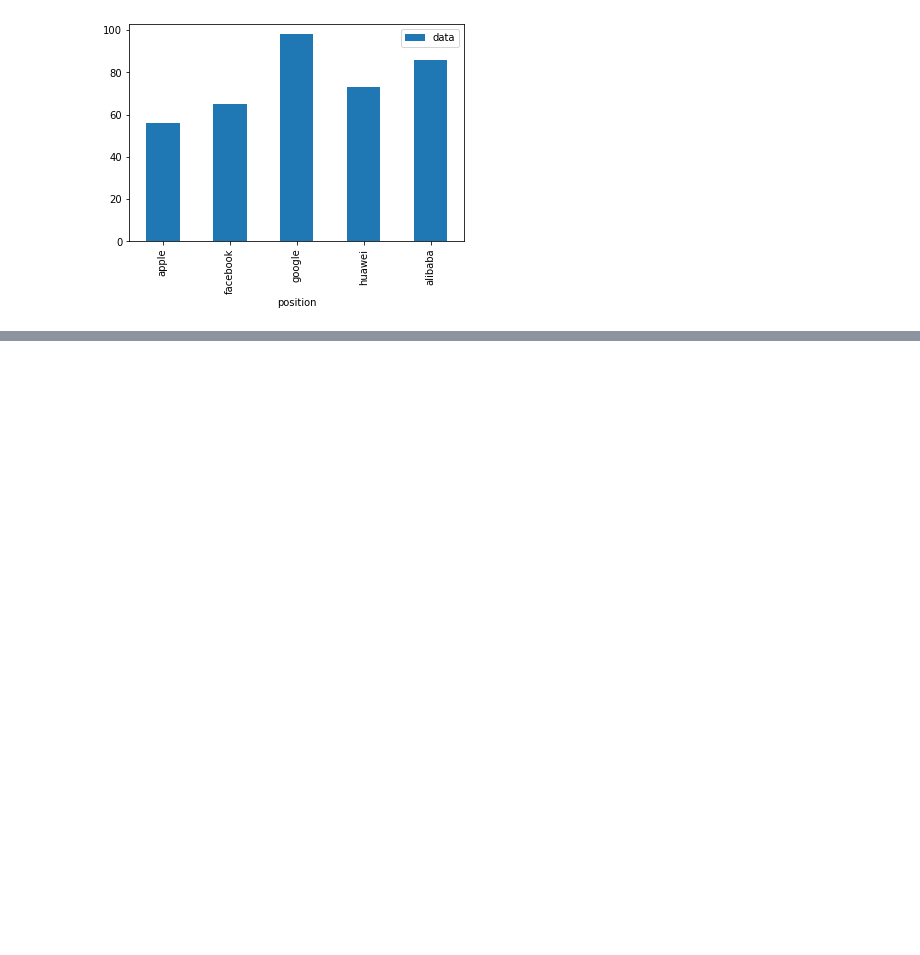
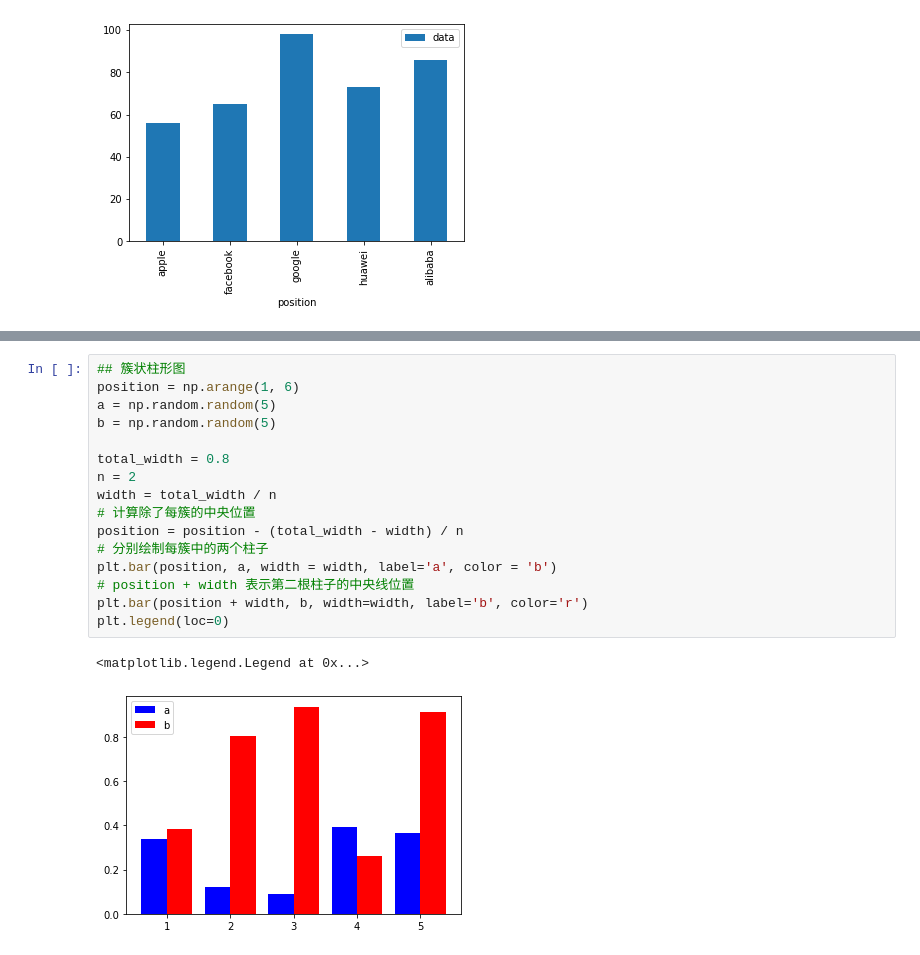
Before and after one commit to hivandu/practise, a Jupyter notebook: analyse/Case-by-case_Python_visualization/ex03.ipynb, the cells around one changed output, grey strips where cells are left out. Saved outputs shown, nothing was run; the diff lists cells and outputs as text; blank space fills up the shorter version.

```diff
--- a/analyse/Case-by-case_Python_visualization/ex03.ipynb
+++ b/analyse/Case-by-case_Python_visualization/ex03.ipynb
@@ -42,0 +121,19 @@ JSONDecodeError: Expecting value: line 1 column 1 (char 0)
+# %%
+## 簇状柱形图
+position = np.arange(1, 6)
+a = np.random.random(5)
+b = np.random.random(5)
+
+total_width = 0.8
+n = 2
+width = total_width / n
+# 计算除了每簇的中央位置
+position = position - (total_width - width) / n
+# 分别绘制每簇中的两个柱子
+plt.bar(position, a, width = width, label='a', color = 'b')
+# position + width 表示第二根柱子的中央线位置
+plt.bar(position + width, b, width=width, label='b', color='r')
+plt.legend(loc=0)
+# %% [output]
+<matplotlib.legend.Legend at 0x...>
+[figure, added]
```
Also changed, not shown: parts of 10 cells of this notebook, 1 other file.
